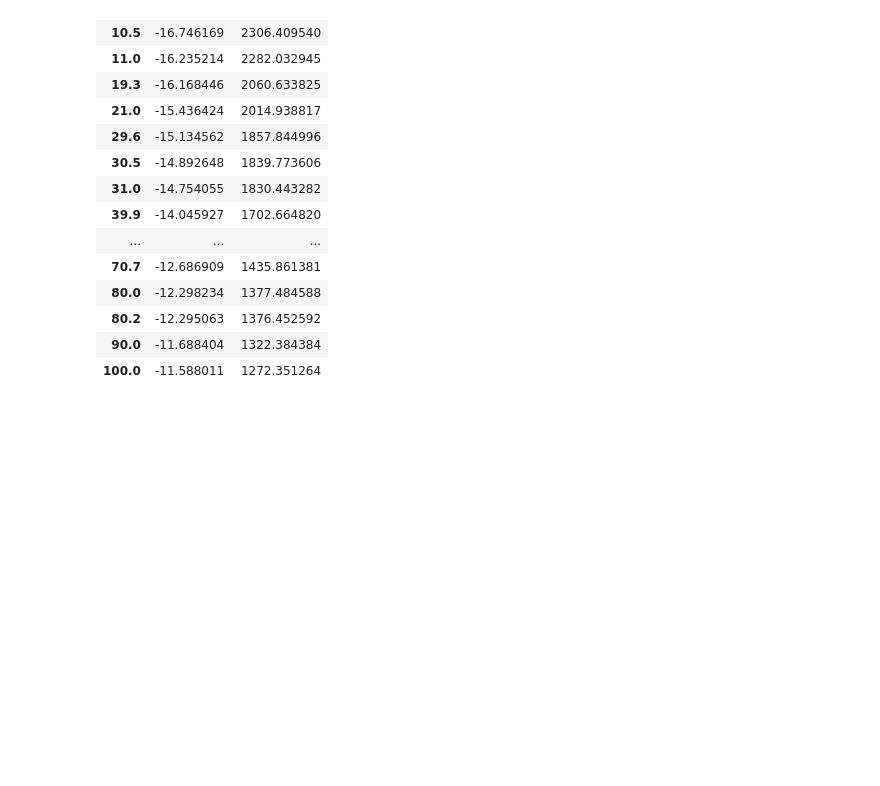
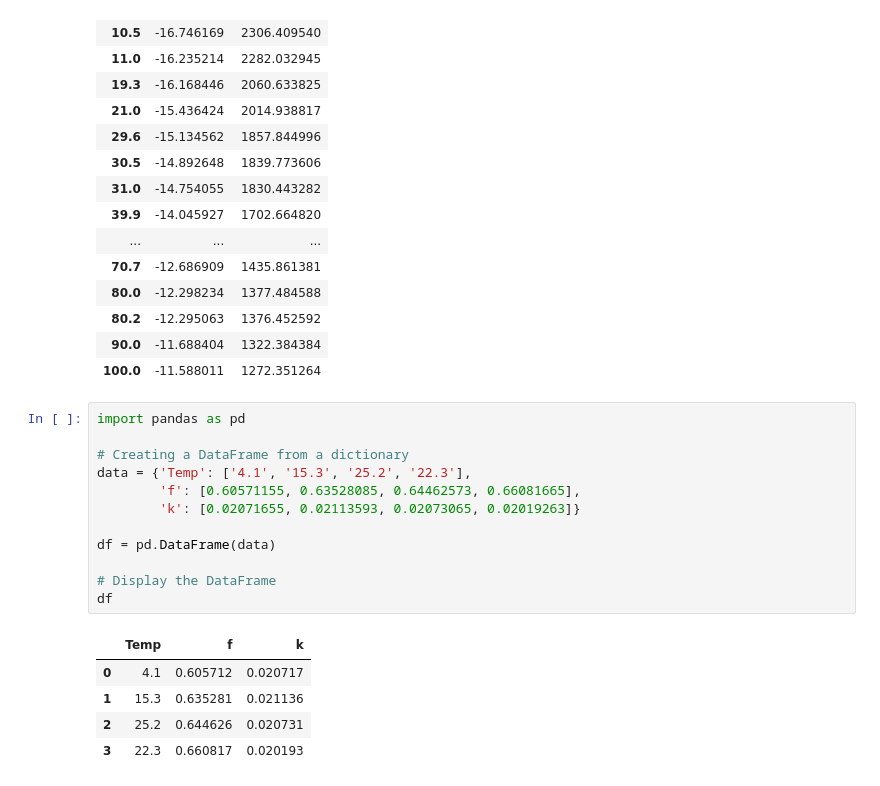
Before and after one commit to MartinReinhard10/In-Situ_Soil_Optode_Data_Processing, a Jupyter notebook: O2 Calibration/O2-Temperature Correction.ipynb, the cells around one changed output. Saved outputs shown, nothing was run; the diff lists cells and outputs as text; blank space fills up the shorter version.

```diff
--- a/O2 Calibration/O2-Temperature Correction.ipynb
+++ b/O2 Calibration/O2-Temperature Correction.ipynb
@@ -127,3 +136,21 @@ df_para
 | 80.2 | -12.295063 | 1376.452592 |
 | 90.0 | -11.688404 | 1322.384384 |
 | 100.0 | -11.588011 | 1272.351264 |
+# %%
+import pandas as pd
+
+# Creating a DataFrame from a dictionary
+data = {'Temp': ['4.1', '15.3', '25.2', '22.3'],
+        'f': [0.60571155, 0.63528085, 0.64462573, 0.66081665],
+        'k': [0.02071655, 0.02113593, 0.02073065, 0.02019263]}
+
+df = pd.DataFrame(data)
+
+# Display the DataFrame
+df
+# %% [output]
+|  | Temp | f | k |
+| 0 | 4.1 | 0.605712 | 0.020717 |
+| 1 | 15.3 | 0.635281 | 0.021136 |
+| 2 | 25.2 | 0.644626 | 0.020731 |
+| 3 | 22.3 | 0.660817 | 0.020193 |
```
Also changed, not shown: parts of 6 cells of this notebook, 3 other files.
